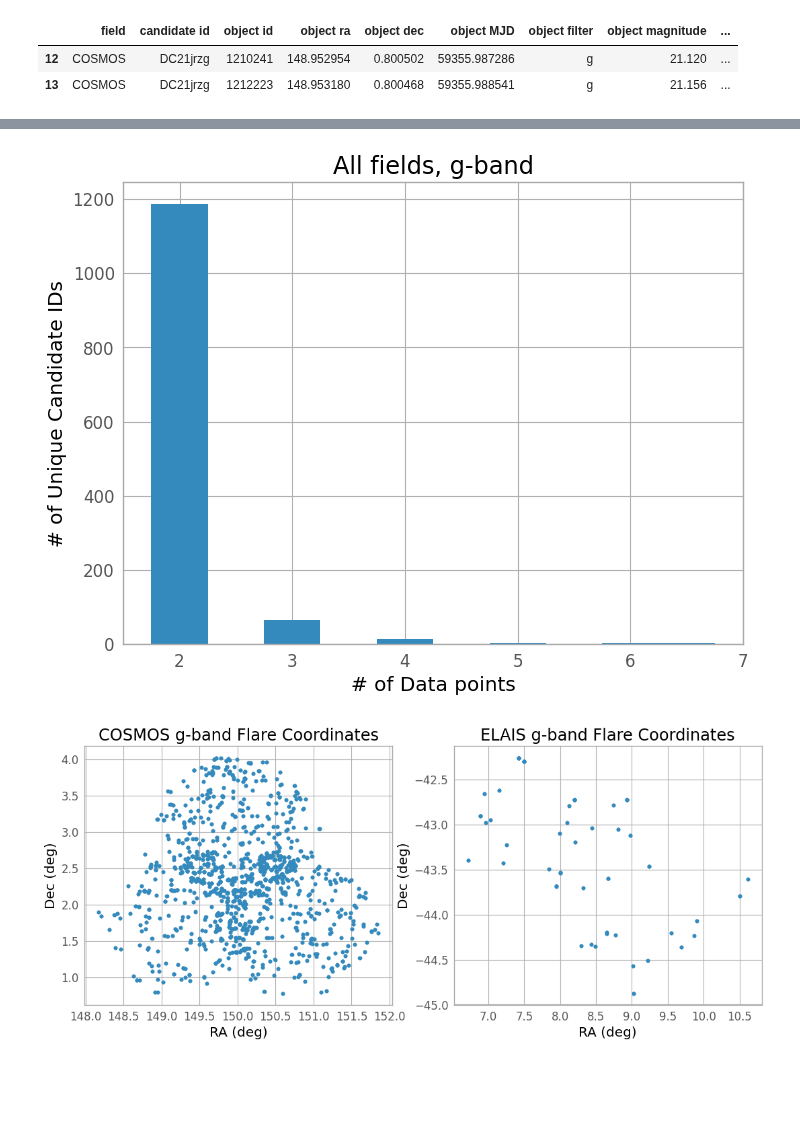
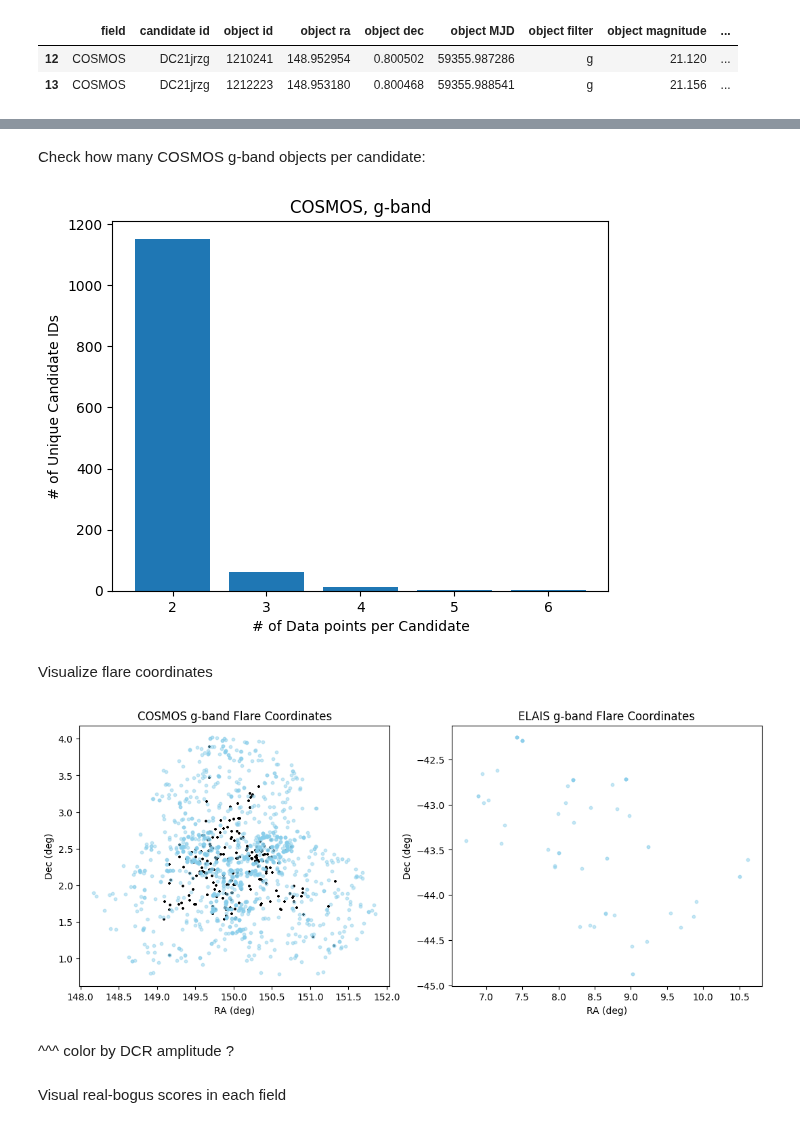
Before and after one commit to RileyWClarke/RAFTS, a Jupyter notebook: Notebooks/decam_validation.ipynb, the cells around one changed output, grey strips where cells are left out. Drawn from its saved outputs; the diff is of its cells as text; code cells hidden in the pictures; blank space fills up the shorter version.

```diff
--- a/Notebooks/decam_validation.ipynb
+++ b/Notebooks/decam_validation.ipynb
@@ -17,5 +18,3 @@ from astropy.time import Time
 from astropy.visualization import astropy_mpl_style
 
 from utils import *
-
-plt.style.use(astropy_mpl_style)
@@ -49,0 +21,3 @@ dcdf
+# %%
+dcdf = pd.read_csv('ddf_flares.csv', index_col=0)
+dcdf.head()
@@ -87,8 +45,8 @@ dcdf.shape, dcdfnew.shape
 # %%
 from IPython.display import display
 
-for id in dcdfnew['candidate id'].unique()[0:5]:
-    display(dcdfnew[dcdfnew['candidate id'] == id])
+for id in dcdf['candidate id'].unique()[0:5]:
+    display(dcdf[dcdf['candidate id'] == id])
 # %% [output]
 |  | field | candidate id | object id | object ra | object dec | object MJD | object filter | object magnitude | ... |
 | 0 | COSMOS | DC21jyeo | 1244336 | 148.627940 | 1.020521 | 59360.983202 | g | 21.359 | ... |
@@ -114,12 +69,0 @@ Add parallactic angles using `celest_to_pa`
-# %%
-pa_arr = np.zeros_like(dcdfnew['object id'])
-
-for i,id in enumerate(dcdfnew['object id'].unique()):
-    obj_ra = dcdfnew[dcdfnew['object id'] == id]['object ra'].values
-    obj_dec = dcdfnew[dcdfnew['object id'] == id]['object dec'].values
-    obj_mjd = dcdfnew[dcdfnew['object id'] == id]['object MJD'].values
-
-    obj_pa = celest_to_pa(ra = obj_ra, dec = obj_dec, time = Time(obj_mjd, format='mjd'), loc = EarthLocation.of_site('Cerro Tololo'))
-    pa_arr[i] = obj_pa
-
-dcdfnew['parallactic angle'] = pa_arr
@@ -135,15 +70,21 @@ dcdfnew.head()
+# %% [markdown]
+Check how many COSMOS g-band objects per candidate:
 # %%
 h = []
 
-for i, id in enumerate(dcdf['candidate id'].unique()):
+for i, id in enumerate(dcdf[dcdf['field'] == 'COSMOS']['candidate id'].unique()):
     h.append(len(dcdf[(dcdf['candidate id'] == id) & (dcdf['object filter'] == 'g')]))
 
-plt.hist(h, align='left')
-plt.title('All fields, g-band')
-plt.xlabel('# of Data points')
+labels, counts = np.unique(h, return_counts=True)
+plt.bar(labels, counts, align='center')
+plt.gca().set_xticks(labels)
+plt.title('COSMOS, g-band')
+plt.xlabel('# of Data points per Candidate')
 plt.ylabel('# of Unique Candidate IDs');
 # %% [output]
-[figure, old version]
+[figure, new version]
+# %% [markdown]
+Visualize flare coordinates
 # %%
 fig, ax = plt.subplots(1,2, figsize=(13,5))
 
@@ -153,18 +94,28 @@ dec1 = dcdf[(dcdf['field'] == 'COSMOS') & (dcdf['object filter'] == 'g')]['objec
 ra2 = dcdf[(dcdf['field'] == 'ELAIS') & (dcdf['object filter'] == 'g')]['object ra']
 dec2 = dcdf[(dcdf['field'] == 'ELAIS') & (dcdf['object filter'] == 'g')]['object dec']
 
-ax[0].scatter(ra1, dec1, s=10)
+
+for id in dcdf[(dcdf['field']=='COSMOS') & (dcdf['object filter']=='g')]['exposure id'].unique():
+    med_ra = dcdf[dcdf['exposure id'] == id]['object ra'].median()
+    med_dec = dcdf[dcdf['exposure id'] == id]['object dec'].median()
+    ax[0].scatter(med_ra, med_dec, s=10, c = 'k', marker='+')
+
+ax[0].scatter(ra1, dec1, c='skyblue', alpha=0.25, s=10)
 ax[0].set_xlabel('RA (deg)')
 ax[0].set_ylabel('Dec (deg)')
 ax[0].set_title('COSMOS g-band Flare Coordinates');
 
-ax[1].scatter(ra2, dec2, s=10)
+ax[1].scatter(ra2, dec2, c='skyblue', alpha=0.25, s=10)
 ax[1].set_xlabel('RA (deg)')
 ax[1].set_ylabel('Dec (deg)')
 ax[1].set_title('ELAIS g-band Flare Coordinates');
 plt.savefig('Figures/decam_coords.png', dpi=300, bbox_inches='tight')
 # %% [output]
-[figure, old version]
+[figure, new version]
+# %% [markdown]
+^^^ color by DCR amplitude ?
+# %% [markdown]
+Visual real-bogus scores in each field
 # %%
 fig, ax = plt.subplots(1,2, figsize=(13,5))
 
```
Also changed, not shown: parts of 32 cells of this notebook.
